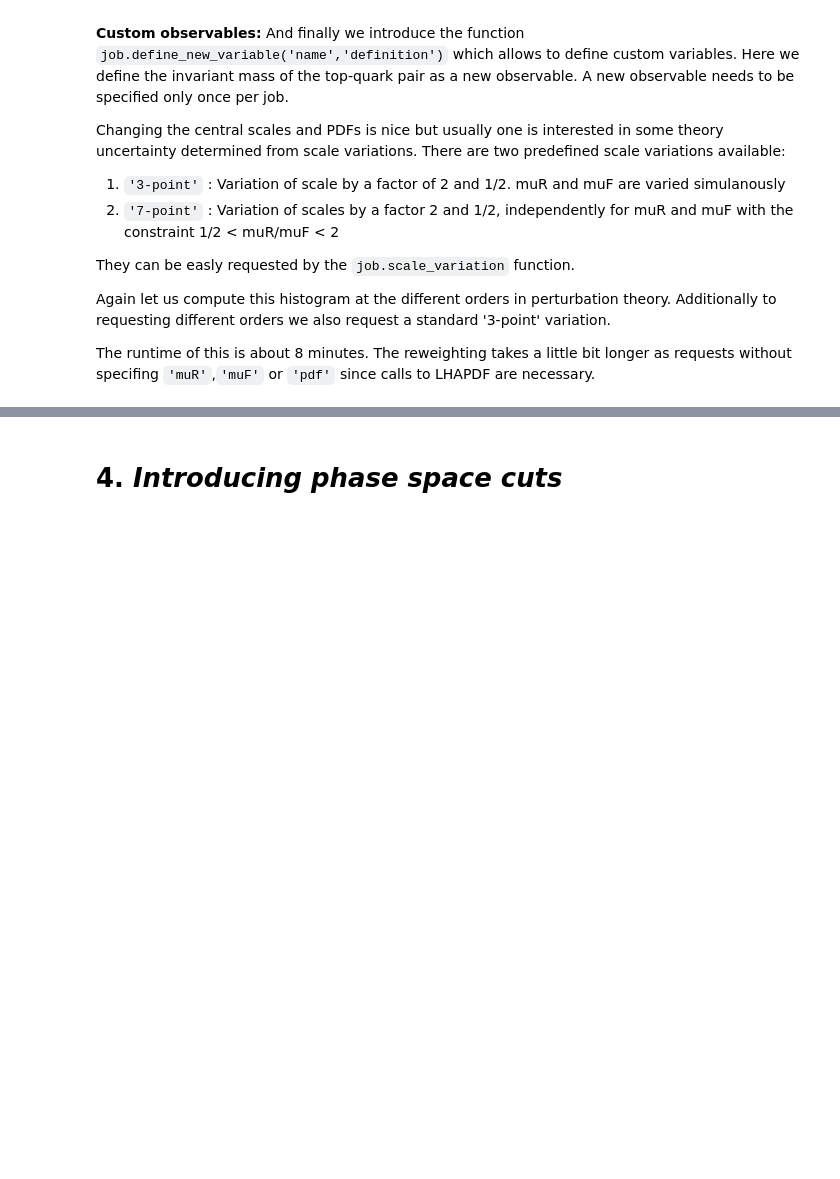
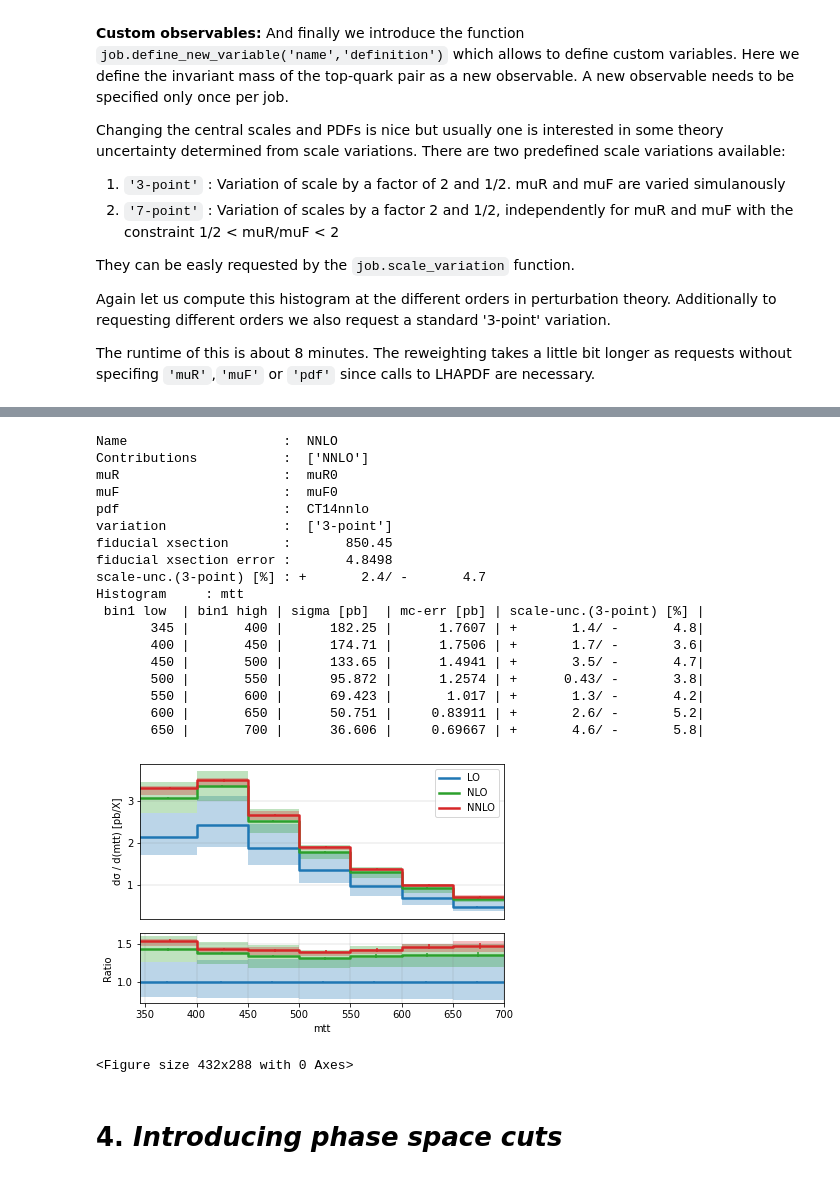
Before and after one commit to HighteaCollaboration/hightea-examples, a Jupyter notebook: Tutorial.ipynb, the cells around one changed output, grey strips where cells are left out. Cells and saved outputs as stored; diff of their text form; code cells hidden in the pictures; blank space fills up the shorter version.

```diff
--- a/Tutorial.ipynb
+++ b/Tutorial.ipynb
@@ -148,7 +151,7 @@ Again let us compute this histogram at the different orders in perturbation theo
 The runtime of this is about 8 minutes. The reweighting takes a little bit longer as requests without  specifing `'muR'`,`'muF'` or `'pdf'` since calls to LHAPDF are necessary.
 # %%
 # mandatory
-job = hightea()
-job.start()
-job.process('pp_ttx_13TeV')
-job.define_new_variable('mtt','sqrt((p_t_0+p_tbar_0)**2-(p_t_1+p_tbar_1)**2-(p_t_2+p_tbar_2)**2-(p_t_3+p_tbar_3)**2)')
+job3 = hightea()
+job3.start()
+job3.process('pp_ttx_13TeV')
+job3.define_new_variable('mtt','sqrt((p_t_0+p_tbar_0)**2-(p_t_1+p_tbar_1)**2-(p_t_2+p_tbar_2)**2-(p_t_3+p_tbar_3)**2)')
@@ -155,11 +170,11 @@ job.define_new_variable('mtt','sqrt((p_t_0+p_tbar_0)**2-(p_t_1+p_tbar_1)**2-(p_t
 # %%
 labels = ['LO','NLO','NNLO']
 for it in range(0,len(labels)):
-    if it != 0: job.add_histogram()
-    job.description(labels[it],hid=it)
-    job.contribution(labels[it],hid=it)
-    job.scales('muR0','muF0',hid=it)
-    job.pdf('CT14nnlo',hid=it)
-    job.binning('mtt',[345, 400, 450, 500, 550, 600, 650, 700],hid=it)
-    job.scale_variation('3-point',hid=it)
+    job3.add_histogram()
+    job3.description(labels[it])
+    job3.contribution(labels[it])
+    job3.scales('muR0','muF0')
+    job3.pdf('CT14nnlo')
+    job3.binning('mtt',[345, 400, 450, 500, 550, 600, 650, 700])
+    job3.scale_variation('3-point')
 # %%
@@ -169,3 +185,27 @@ plot(*(job.results()))
+# %%
+job3.show_result()
+plot(job3.results(),ratio=0)
+# %% [output]
+Name                    :  NNLO
+Contributions           :  ['NNLO']
+muR                     :  muR0
+muF                     :  muF0
+pdf                     :  CT14nnlo
+variation               :  ['3-point']
+fiducial xsection       :       850.45
+fiducial xsection error :       4.8498
+scale-unc.(3-point) [%] : +       2.4/ -       4.7
+Histogram     : mtt
+ bin1 low  | bin1 high | sigma [pb]  | mc-err [pb] | scale-unc.(3-point) [%] |
+       345 |       400 |      182.25 |      1.7607 | +       1.4/ -       4.8|
+       400 |       450 |      174.71 |      1.7506 | +       1.7/ -       3.6|
+       450 |       500 |      133.65 |      1.4941 | +       3.5/ -       4.7|
+       500 |       550 |      95.872 |      1.2574 | +      0.43/ -       3.8|
+       550 |       600 |      69.423 |       1.017 | +       1.3/ -       4.2|
+       600 |       650 |      50.751 |     0.83911 | +       2.6/ -       5.2|
+       650 |       700 |      36.606 |     0.69667 | +       4.6/ -       5.8|
+[figure, added]
+<Figure size 432x288 with 0 Axes>
 # %% [markdown]
 # 4. *Introducing phase space cuts*
 # %% [markdown]
```
Also changed, not shown: parts of 26 cells of this notebook, 1 other file.
